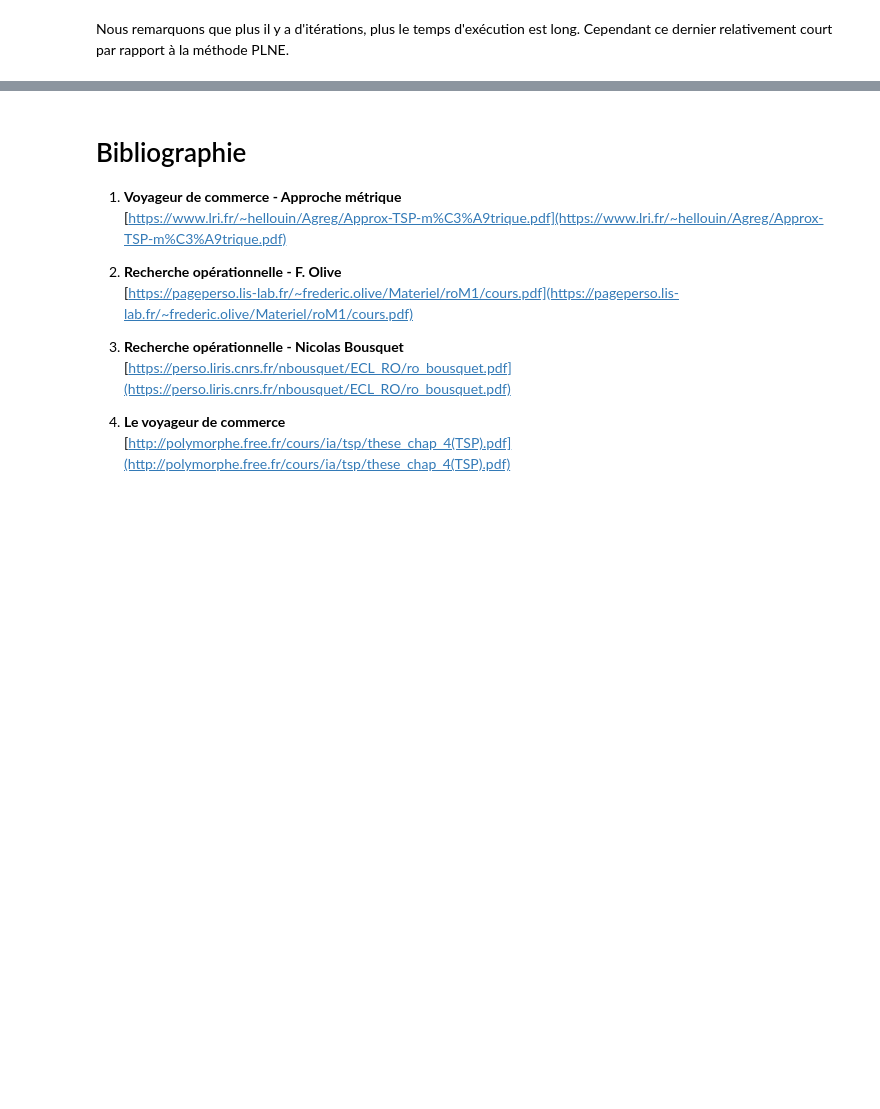
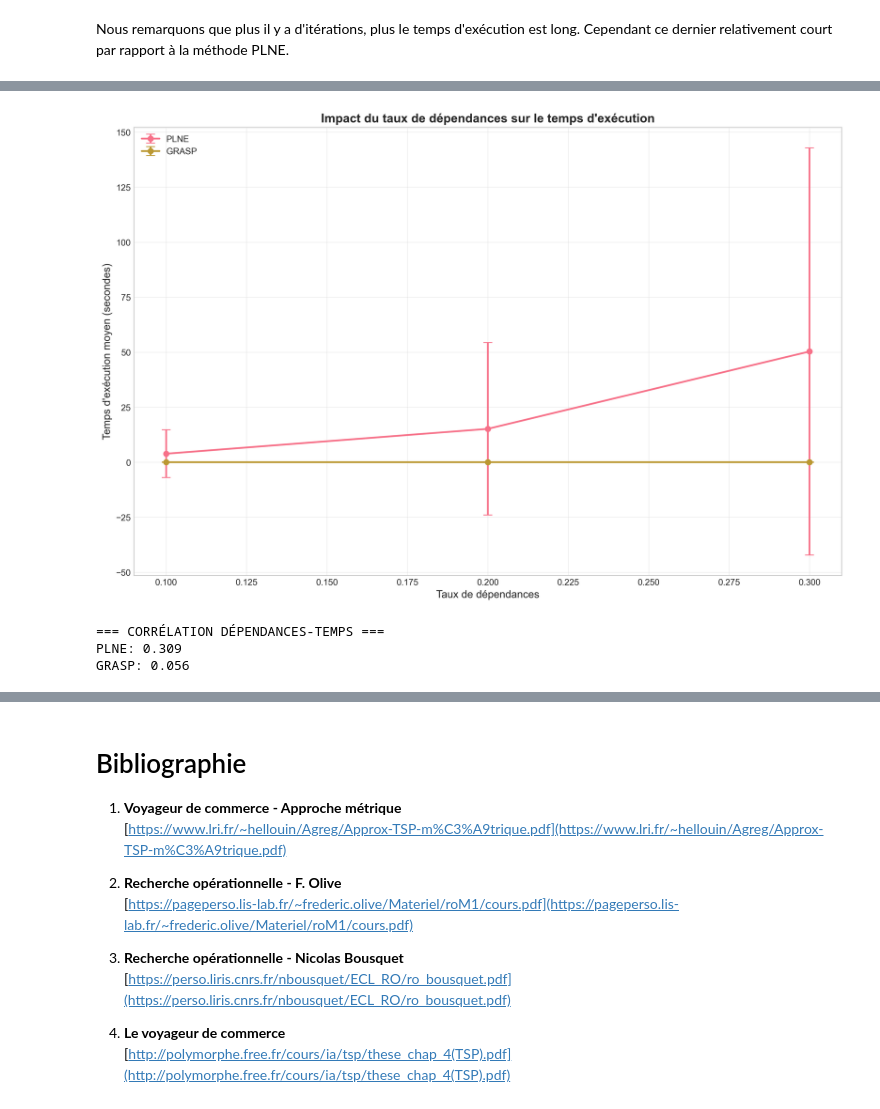
Before and after one commit to iKagnana/RO-CESI-BMI, a Jupyter notebook: livrable_1.ipynb, the cells around one changed output, grey strips where cells are left out. Saved outputs shown, nothing was run; the diff lists cells and outputs as text; code cells hidden in the pictures; blank space fills up the shorter version.

```diff
--- a/livrable_1.ipynb
+++ b/livrable_1.ipynb
@@ -1122,0 +1481,40 @@ Nous allons tester la méthode GRASP sur différentes tailles d'instances du TSP
+# %%
+def analyze_dependencies_impact(df):
+    """
+    Analyse l'impact du taux de dépendances sur les performances
+    """
+    plt.figure(figsize=(12, 8))
+
+    for method in df['method'].unique():
+        subset = df[df['method'] == method]
+        means = subset.groupby('dependency_rate')['time'].mean()
+        stds = subset.groupby('dependency_rate')['time'].std()
+
+        plt.errorbar(means.index, means.values, yerr=stds.values,
+                    label=f'{method}', marker='o', capsize=5, linewidth=2)
+
+    plt.xlabel('Taux de dépendances', fontsize=12)
+    plt.ylabel('Temps d\'exécution moyen (secondes)', fontsize=12)
+    plt.title('Impact du taux de dépendances sur le temps d\'exécution', fontsize=14, fontweight='bold')
+    plt.legend()
+    plt.grid(True, alpha=0.3)
+    plt.tight_layout()
+    plt.show()
+
+    # Analyse de corrélation
+    correlation_results = []
+    for method in df['method'].unique():
+        subset = df[df['method'] == method]
+        corr = subset['dependency_rate'].corr(subset['time'])
+        correlation_results.append({'method': method, 'correlation': corr})
+
+    print("=== CORRÉLATION DÉPENDANCES-TEMPS ===")
+    for res in correlation_results:
+        print(f"{res['method']}: {res['correlation']:.3f}")
+
+analyze_dependencies_impact(results_df)
+# %% [output]
+[figure, added]
+=== CORRÉLATION DÉPENDANCES-TEMPS ===
+PLNE: 0.309
+GRASP: 0.056
```
Also changed, not shown: parts of 19 cells of this notebook.
